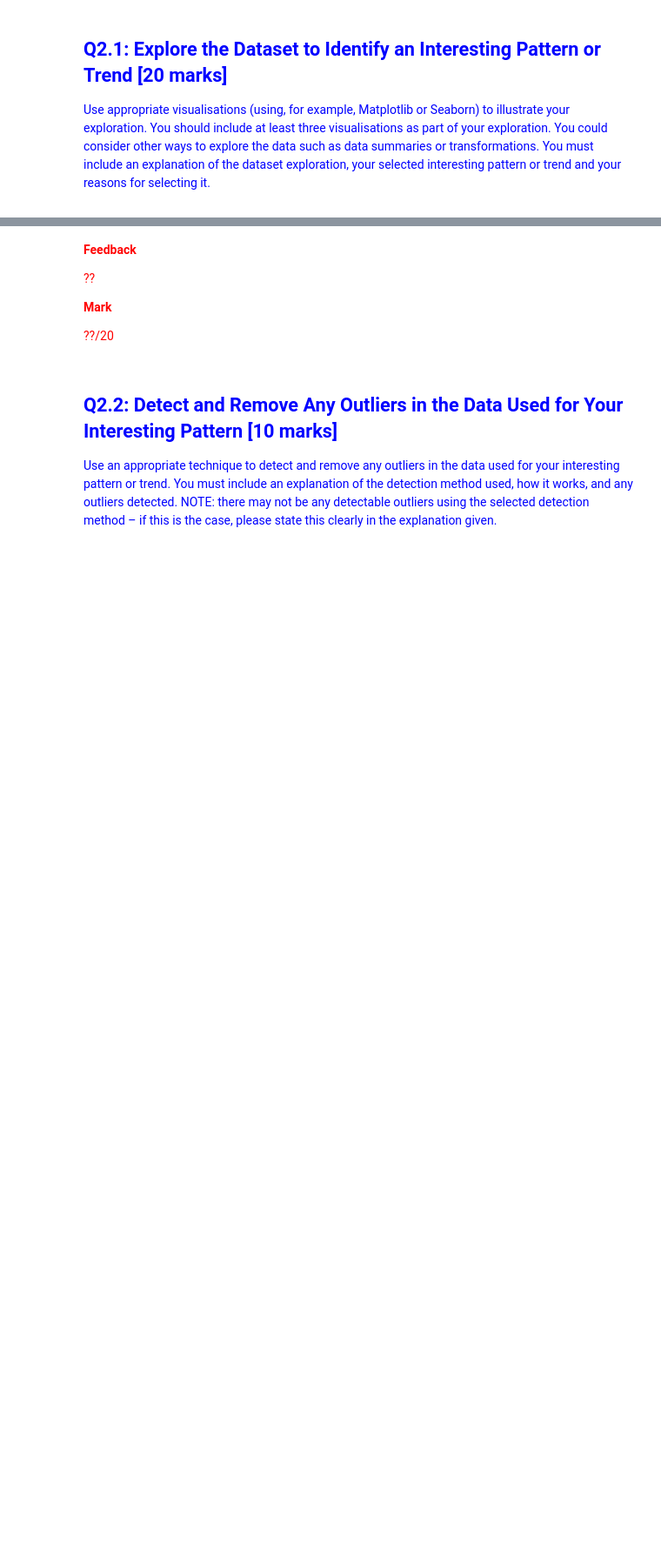
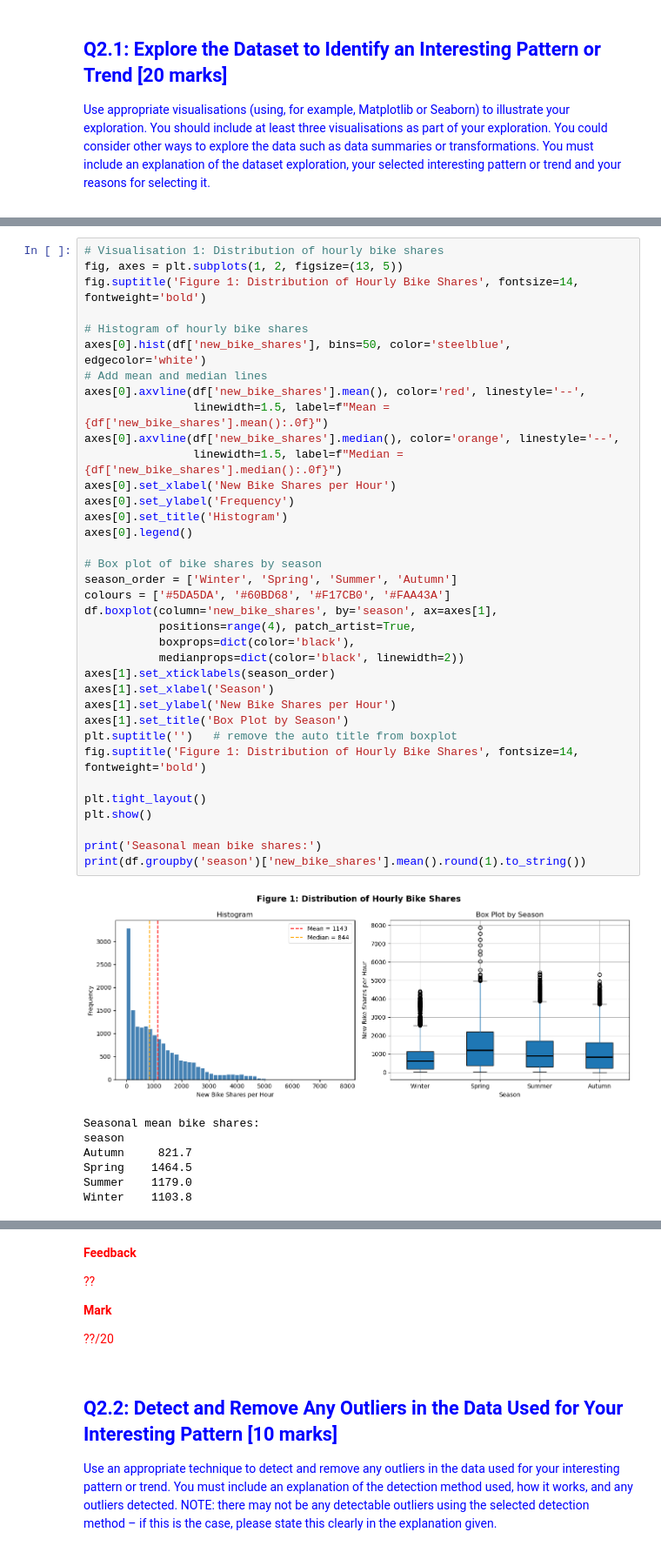
Before and after one commit to tharsanak/pds_25jan_assignment, a Jupyter notebook: PDS_CW_part2.ipynb, the cells around one changed output, grey strips where cells are left out. Shown at 87% size. Saved outputs shown, nothing was run; the diff lists cells and outputs as text; blank space fills up the shorter version.

```diff
--- a/PDS_CW_part2.ipynb
+++ b/PDS_CW_part2.ipynb
@@ -87,0 +140,44 @@ Text can go here.
+# %%
+# Visualisation 1: Distribution of hourly bike shares
+fig, axes = plt.subplots(1, 2, figsize=(13, 5))
+fig.suptitle('Figure 1: Distribution of Hourly Bike Shares', fontsize=14, fontweight='bold')
+
+# Histogram of hourly bike shares
+axes[0].hist(df['new_bike_shares'], bins=50, color='steelblue', edgecolor='white')
+# Add mean and median lines
+axes[0].axvline(df['new_bike_shares'].mean(), color='red', linestyle='--',
+                linewidth=1.5, label=f"Mean = {df['new_bike_shares'].mean():.0f}")
+axes[0].axvline(df['new_bike_shares'].median(), color='orange', linestyle='--',
+                linewidth=1.5, label=f"Median = {df['new_bike_shares'].median():.0f}")
+axes[0].set_xlabel('New Bike Shares per Hour')
+axes[0].set_ylabel('Frequency')
+axes[0].set_title('Histogram')
+axes[0].legend()
+
+# Box plot of bike shares by season
+season_order = ['Winter', 'Spring', 'Summer', 'Autumn']
+colours = ['#5DA5DA', '#60BD68', '#F17CB0', '#FAA43A']
+df.boxplot(column='new_bike_shares', by='season', ax=axes[1],
+           positions=range(4), patch_artist=True,
+           boxprops=dict(color='black'),
+           medianprops=dict(color='black', linewidth=2))
+axes[1].set_xticklabels(season_order)
+axes[1].set_xlabel('Season')
+axes[1].set_ylabel('New Bike Shares per Hour')
+axes[1].set_title('Box Plot by Season')
+plt.suptitle('')   # remove the auto title from boxplot
+fig.suptitle('Figure 1: Distribution of Hourly Bike Shares', fontsize=14, fontweight='bold')
+
+plt.tight_layout()
+plt.show()
+
+print('Seasonal mean bike shares:')
+print(df.groupby('season')['new_bike_shares'].mean().round(1).to_string())
+# %% [output]
+[figure, added]
+Seasonal mean bike shares:
+season
+Autumn     821.7
+Spring    1464.5
+Summer    1179.0
+Winter    1103.8
```
Also changed, not shown: parts of 9 cells of this notebook.
